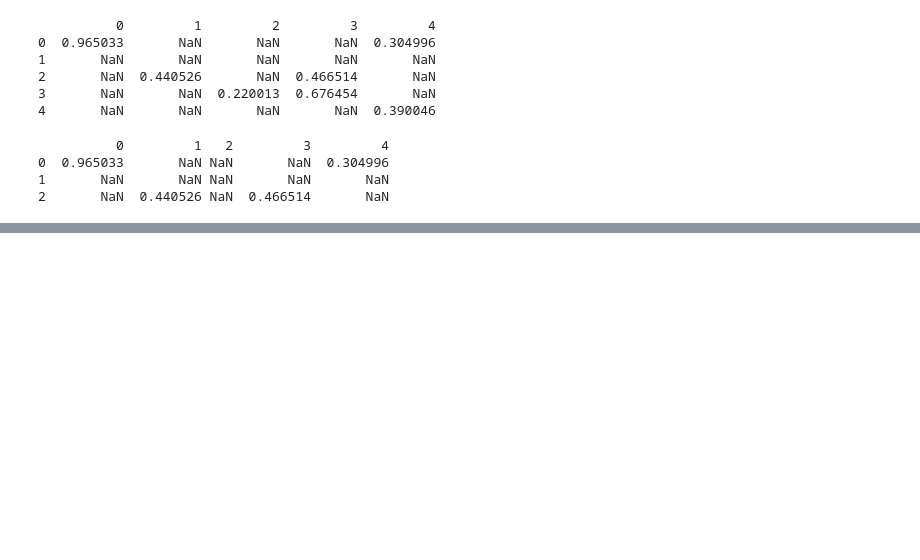
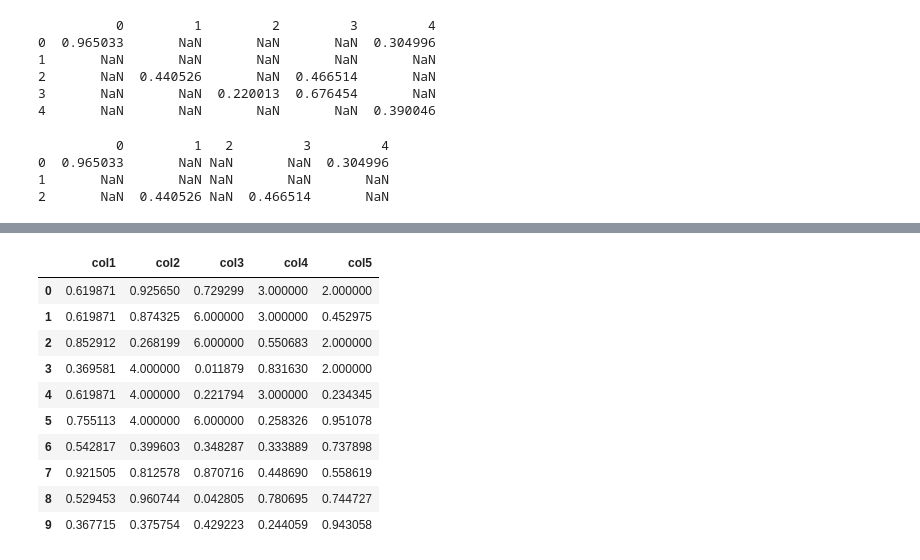
Before and after one commit to Md-Maruf-1727/LearningPractices, a Jupyter notebook: Pandas/Pandas1.ipynb, the cells around one changed output, grey strips where cells are left out. Drawn from its saved outputs; the diff is of its cells as text; code cells hidden in the pictures; blank space fills up the shorter version.

```diff
--- a/Pandas/Pandas1.ipynb
+++ b/Pandas/Pandas1.ipynb
@@ -747,0 +783,21 @@ np.float64(0.6263119617448525)
+# %%
+daf5 = daf5.fillna({
+    'col2': 4,
+    'col3': 6,
+    'col4': 3,
+    'col5': 2
+})
+# %%
+daf5
+# %% [output]
+|  | col1 | col2 | col3 | col4 | col5 |
+| 0 | 0.619871 | 0.925650 | 0.729299 | 3.000000 | 2.000000 |
+| 1 | 0.619871 | 0.874325 | 6.000000 | 3.000000 | 0.452975 |
+| 2 | 0.852912 | 0.268199 | 6.000000 | 0.550683 | 2.000000 |
+| 3 | 0.369581 | 4.000000 | 0.011879 | 0.831630 | 2.000000 |
+| 4 | 0.619871 | 4.000000 | 0.221794 | 3.000000 | 0.234345 |
+| 5 | 0.755113 | 4.000000 | 6.000000 | 0.258326 | 0.951078 |
+| 6 | 0.542817 | 0.399603 | 0.348287 | 0.333889 | 0.737898 |
+| 7 | 0.921505 | 0.812578 | 0.870716 | 0.448690 | 0.558619 |
+| 8 | 0.529453 | 0.960744 | 0.042805 | 0.780695 | 0.744727 |
+| 9 | 0.367715 | 0.375754 | 0.429223 | 0.244059 | 0.943058 |
```
Also changed, not shown: parts of 21 cells of this notebook.
